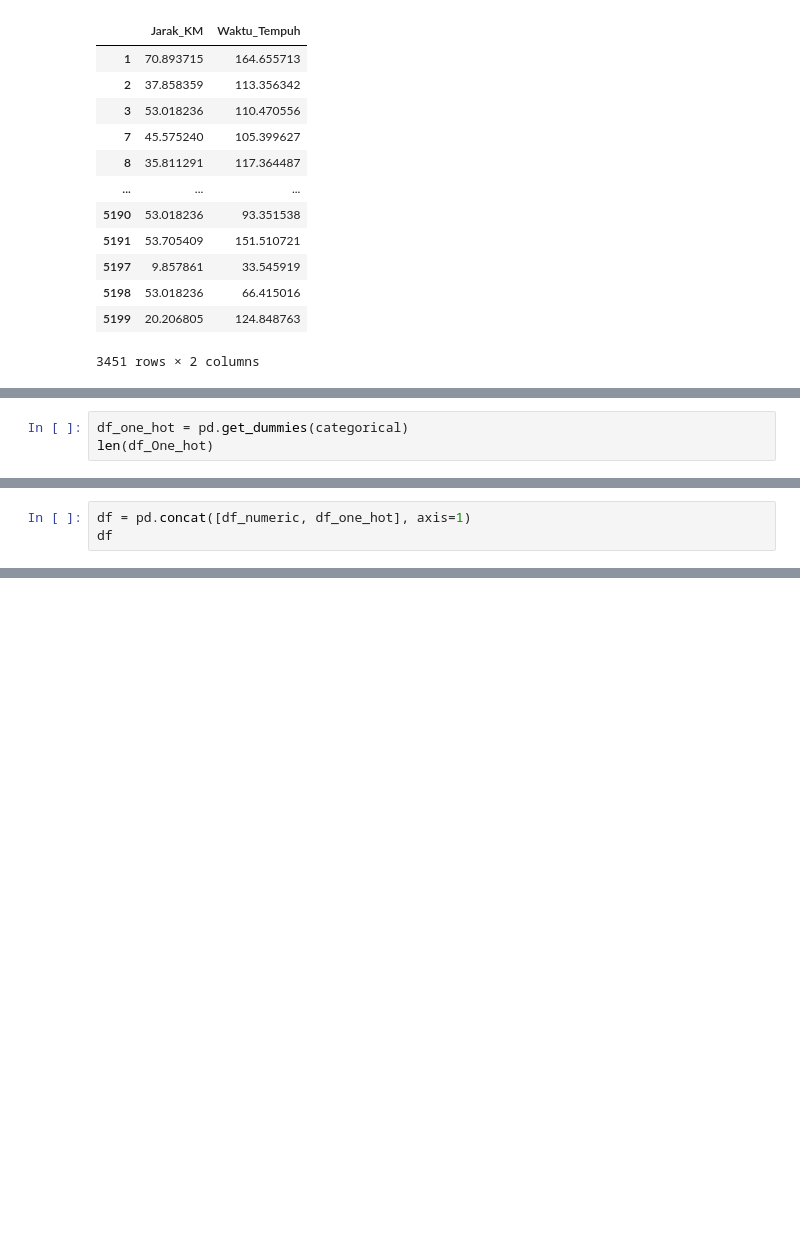
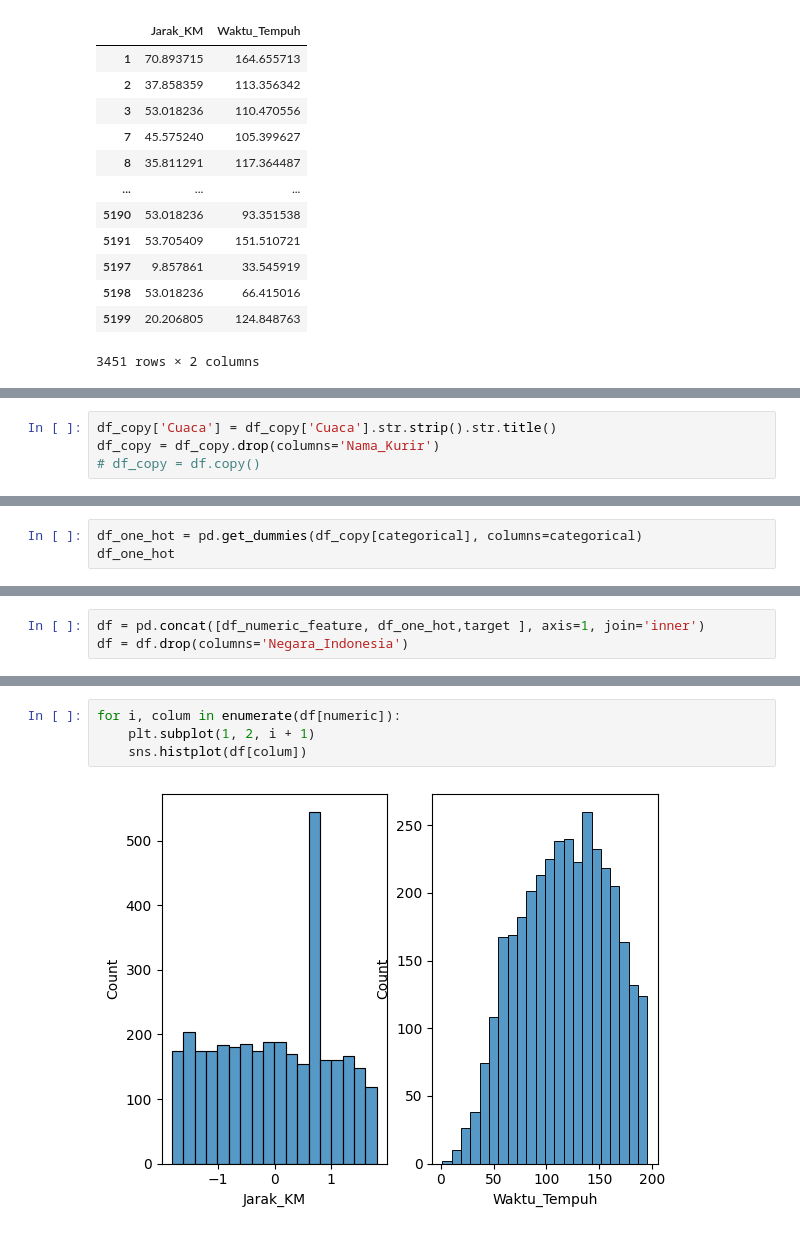
Before and after one commit to rezzz59/STUPEN, a Jupyter notebook: Regresi/studi_kasus_mandiri.ipynb, the cells around one changed output, grey strips where cells are left out. Saved outputs shown, nothing was run; the diff lists cells and outputs as text; blank space fills up the shorter version.

```diff
--- a/Regresi/studi_kasus_mandiri.ipynb
+++ b/Regresi/studi_kasus_mandiri.ipynb
@@ -284,3 +321,7 @@ Index(['Cuaca', 'Nama_Kurir', 'Negara', 'Tingkat_Macet', 'Tipe_Kendaraan'], dtyp
+# %%
+df_copy['Cuaca'] = df_copy['Cuaca'].str.strip().str.title()
+df_copy = df_copy.drop(columns='Nama_Kurir')
+# df_copy = df.copy()
 # %%
 from sklearn.preprocessing import StandardScaler
 
@@ -305,4 +346,4 @@ df
 # %%
-df_one_hot = pd.get_dummies(categorical)
-len(df_One_hot)
+df_one_hot = pd.get_dummies(df_copy[categorical], columns=categorical)
+df_one_hot
 # %% [output]
@@ -310,3 +363,3 @@ len(df_One_hot)
 # %%
-df = pd.concat([df_numeric, df_one_hot], axis=1)
-df
+df = pd.concat([df_numeric_feature, df_one_hot,target ], axis=1, join='inner')
+df = df.drop(columns='Negara_Indonesia')
@@ -326,0 +382,6 @@ df
+# %%
+for i, colum in enumerate(df[numeric]):
+    plt.subplot(1, 2, i + 1)
+    sns.histplot(df[colum])
+# %% [output]
+[figure, added]
```
Also changed, not shown: parts of 12 cells of this notebook.
